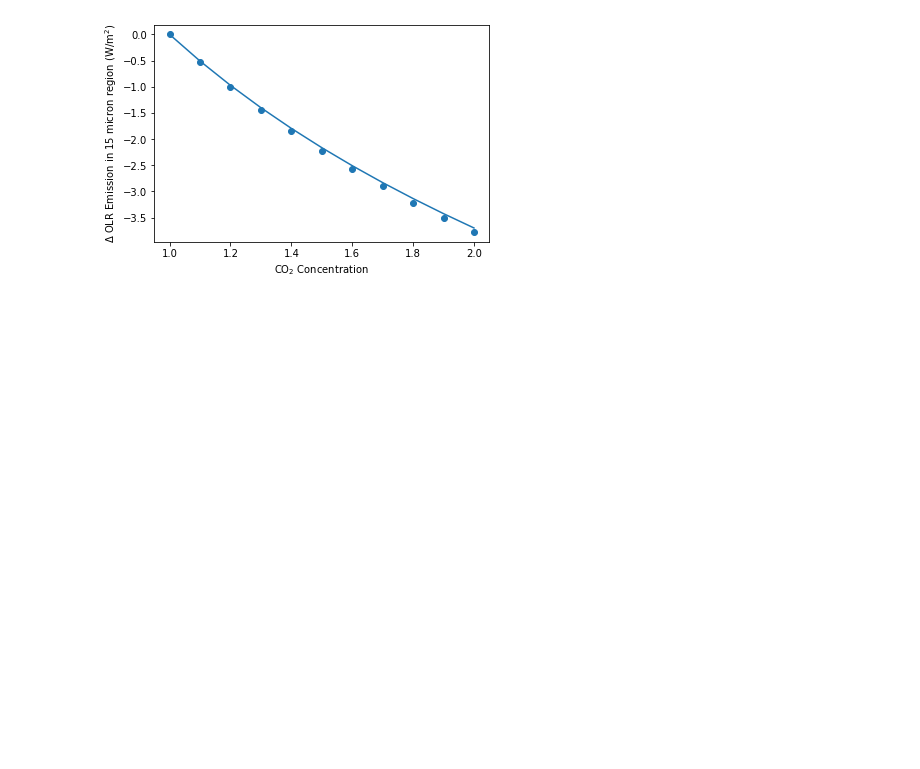
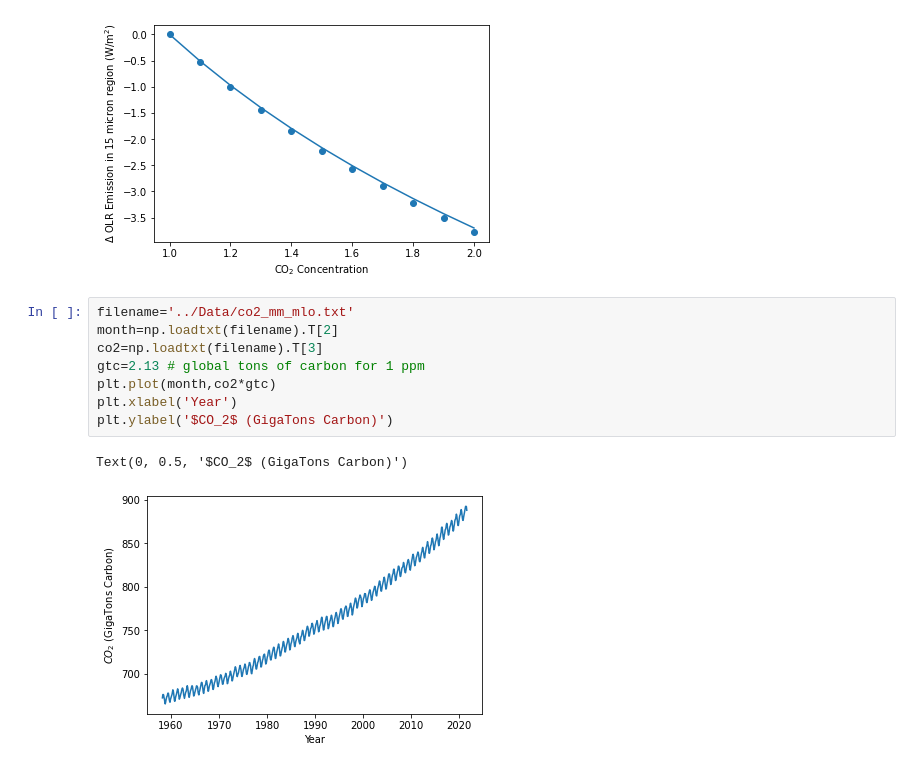
Before and after one commit to dodelson/Physics-of-Energy, a Jupyter notebook: Code/project.ipynb, the cells around one changed output. Saved outputs shown, nothing was run; the diff lists cells and outputs as text; blank space fills up the shorter version.

```diff
--- a/Code/project.ipynb
+++ b/Code/project.ipynb
@@ -237,3 +237,14 @@ plt.savefig('../Figures/olrlog.png')
 # %% [output]
 (11,)
 [figure]
+# %%
+filename='../Data/co2_mm_mlo.txt'
+month=np.loadtxt(filename).T[2]
+co2=np.loadtxt(filename).T[3]
+gtc=2.13 # global tons of carbon for 1 ppm
+plt.plot(month,co2*gtc)
+plt.xlabel('Year')
+plt.ylabel('$CO_2$ (GigaTons Carbon)')
+# %% [output]
+Text(0, 0.5, '$CO_2$ (GigaTons Carbon)')
+[figure, added]
```
Also changed, not shown: parts of 8 cells of this notebook.
